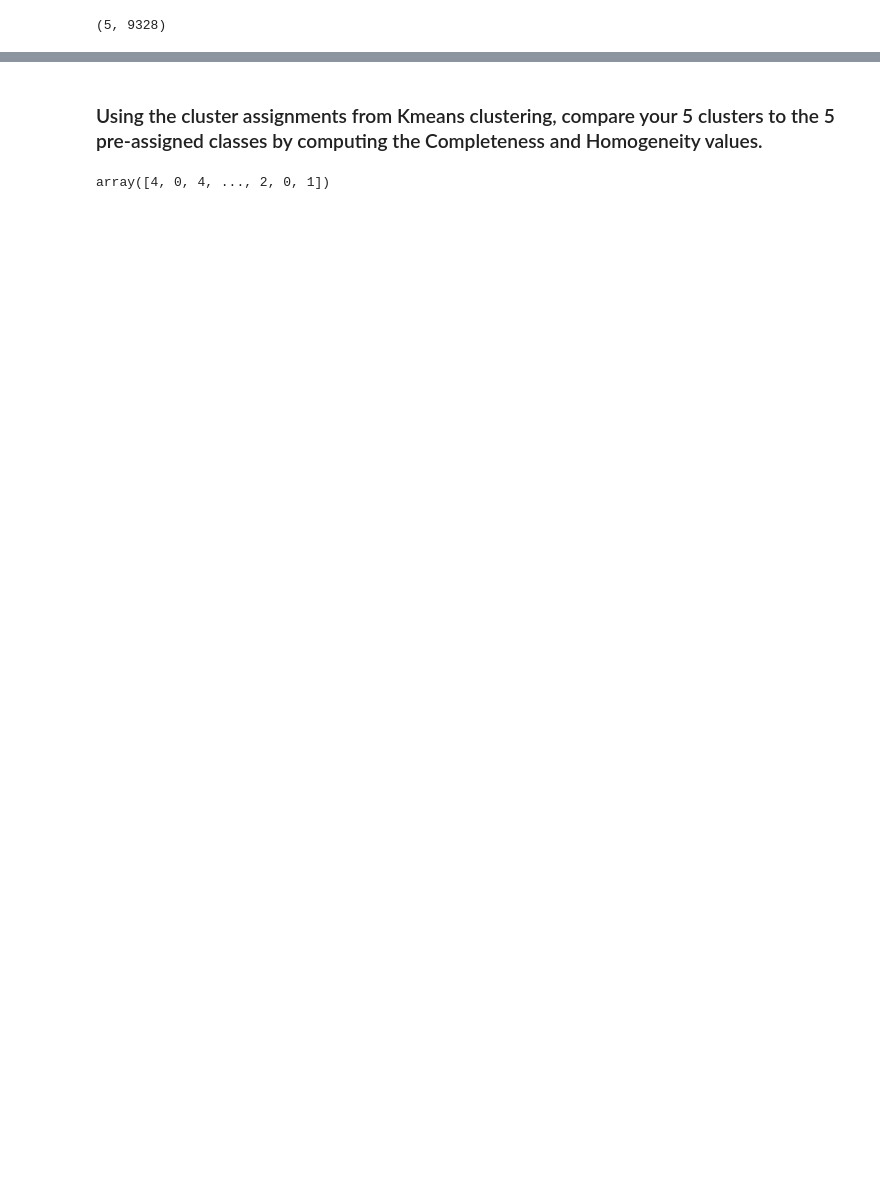
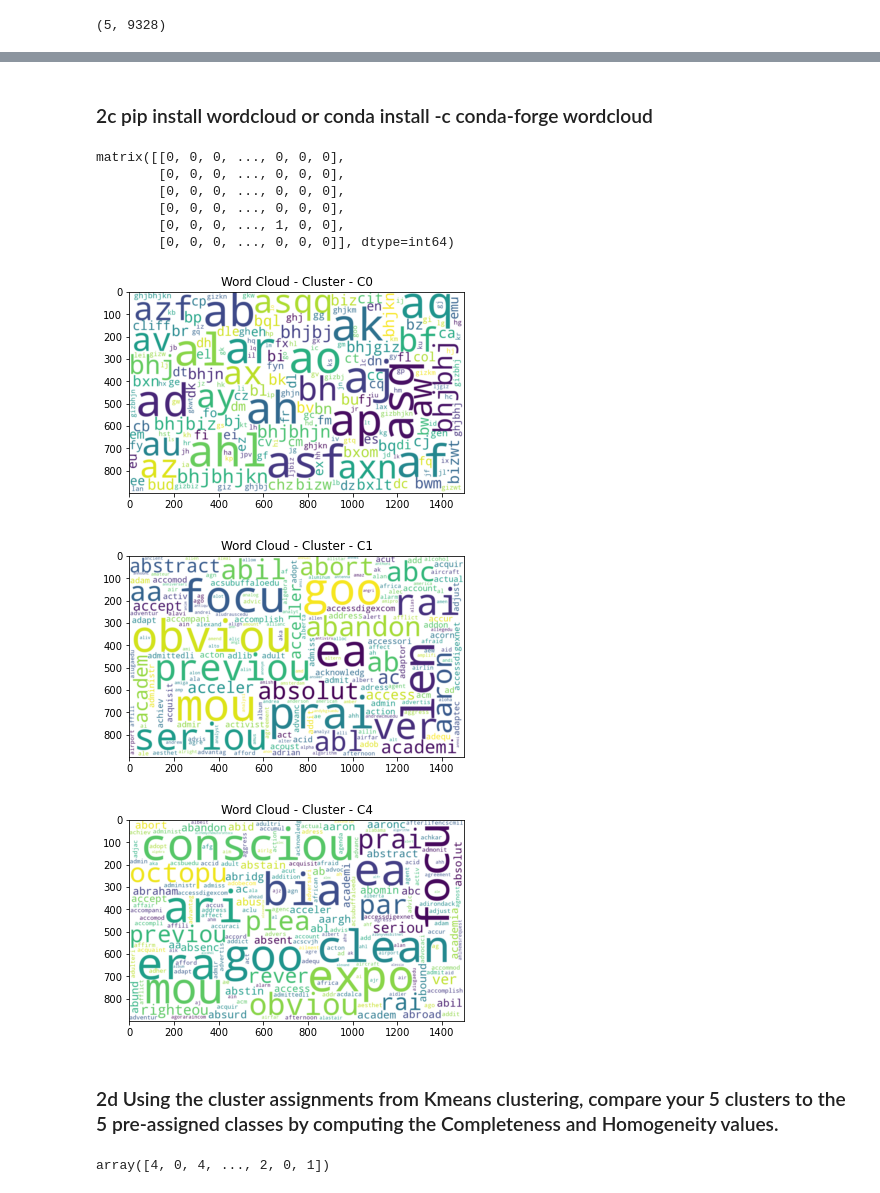
Before and after one commit to rsharm18/DSC478, a Jupyter notebook: Assignment3/Assignment_3_Q2.ipynb, the cells around one changed output, grey strips where cells are left out. Saved outputs shown, nothing was run; the diff lists cells and outputs as text; code cells hidden in the pictures; blank space fills up the shorter version.

```diff
--- a/Assignment3/Assignment_3_Q2.ipynb
+++ b/Assignment3/Assignment_3_Q2.ipynb
@@ -229,4 +199,0 @@ matrix([[4.        , 0.78477557],
-# %%
-term_list = pd.Series(terms[0], name='Term')
-
-term_list.shape
@@ -339,3 +254,5 @@ A value is trying to be set on a copy of a slice from a DataFrame
 
 See the caveats in the documentation: https://pandas.pydata.org/pandas-docs/stable/user_guide/indexing.html#returning-a-view-versus-a-copy
   clust_df.sort_values(by='Centroid_value', axis=0, ascending=False, inplace=True)
+# %% [markdown]
+### 2c pip install wordcloud or conda install -c conda-forge wordcloud
@@ -342,5 +264,48 @@ See the caveats in the documentation: https://pandas.pydata.org/pandas-docs/stab
+# %%
+vs_train[np.ravel(clusterAssment[:,0]==0)]
+# %% [output]
+matrix([[0, 0, 0, ..., 0, 0, 0],
+        [0, 0, 0, ..., 0, 0, 0],
+        [0, 0, 0, ..., 0, 0, 0],
+        [0, 0, 0, ..., 0, 0, 0],
+        [0, 0, 0, ..., 1, 0, 0],
+        [0, 0, 0, ..., 0, 0, 0]], dtype=int64)
+# %%
+cluster_numbers = set(np.ravel(clusterAssment[:,0]))
+terms_array = np.array(terms)
+datClusMap = {}
+
+t_list = list(terms_array.T[0])
+
+# iterate through cluster
+for i in cluster_numbers:
+        ## get all docuemnts cor cluster# i
+        dT = pd.DataFrame(vs_train[np.ravel(clusterAssment[:,0]==int(i))])
+        # rename/attach name to the columns
+        dT.columns = terms_array.T[0]
+
+        ## evaluate the term frequency
+        term_freq = list(np.array((dT.T!=0).sum(1).T))
+
+        ## get the terms present in the clsuer documents i.e. for which value is not zero
+        cluster_term_list=term_list[np.ravel(np.nonzero(term_freq))]
+
+        # using list comprehension- concatenate all present terms/words into one giant string for word cloud
+        cluster_terms = ' '.join(map(str, cluster_term_list))
+
+        datClusMap['C'+str(int(i))] = cluster_terms
+# %%
+for key in datClusMap.keys():
+    word_cloud_img = WordCloud(max_font_size=200, width=1500, height=900, background_color='white').generate(datClusMap.get(key))
+    plt.imshow(word_cloud_img,interpolation="bilinear")
+    plt.title('Word Cloud - Cluster - '+key)
+    plt.show()
+# %% [output]
+[figure, added]
+[figure, added]
+[figure, added]
 # %% [markdown]
-### Using the cluster assignments from Kmeans clustering, compare your 5 clusters to the 5 pre-assigned classes by computing the Completeness and Homogeneity values.
+### 2d Using the cluster assignments from Kmeans clustering, compare your 5 clusters to the 5 pre-assigned classes by computing the Completeness and Homogeneity values.
 # %%
 vs_target_train
 # %% [output]
```
Also changed, not shown: parts of 19 cells of this notebook, 10 other files.
